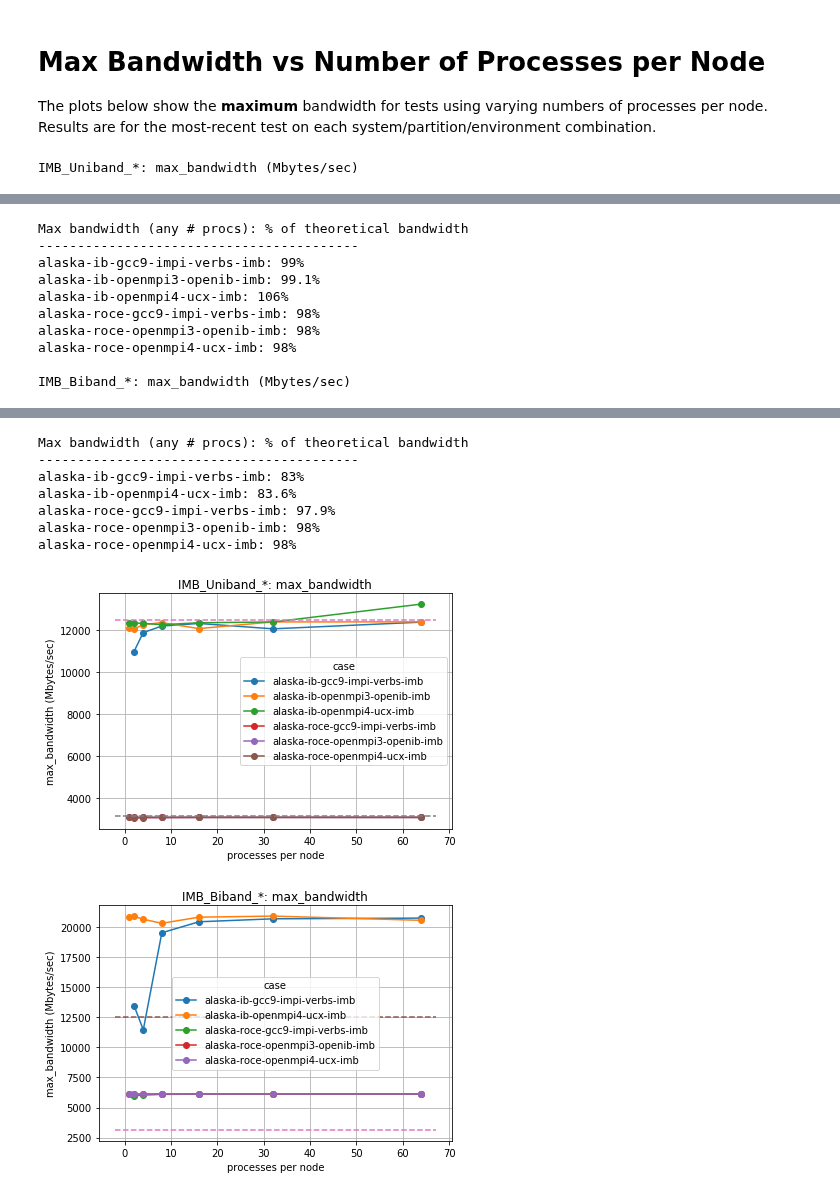
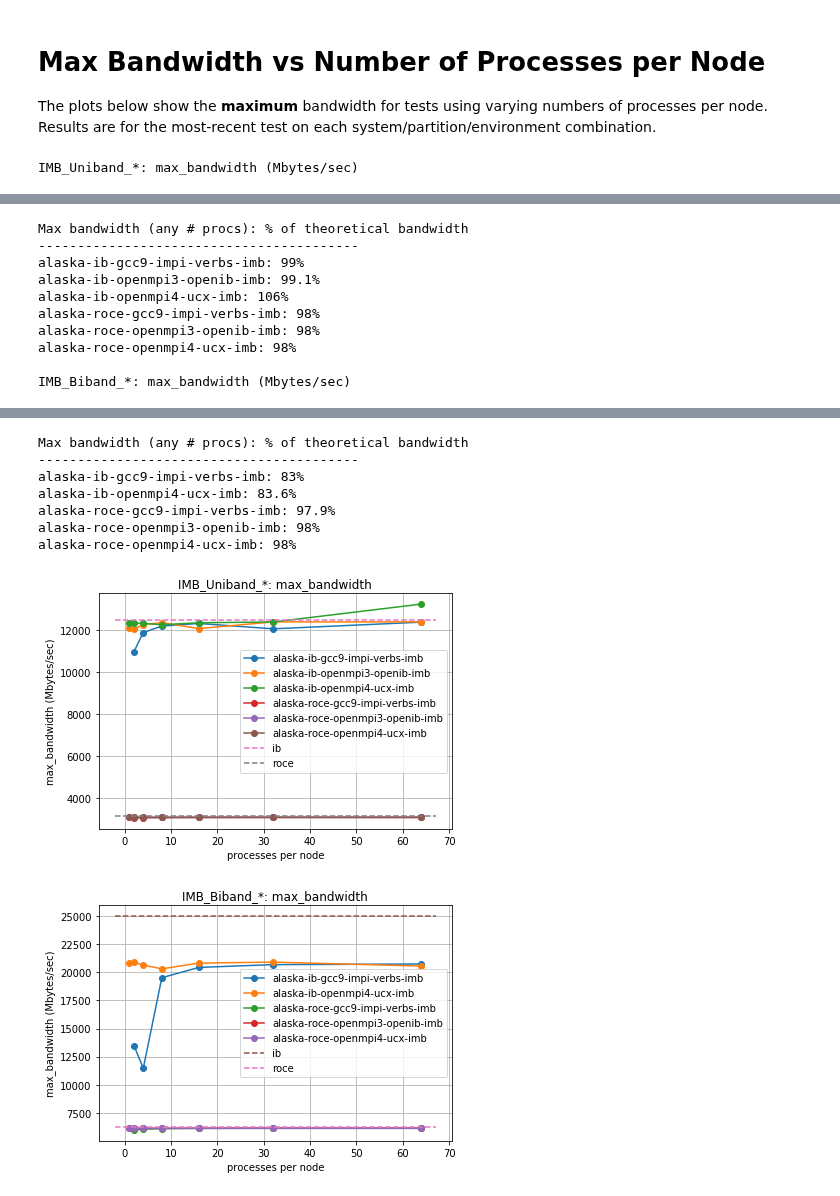
Before and after one commit to ukri-excalibur/excalibur-tests, a Jupyter notebook: imb/IMB.ipynb, the cells around one changed output, grey strips where cells are left out. Drawn from its saved outputs; the diff is of its cells as text; code cells hidden in the pictures.

Commit message:
update theoretical bandwidth plots on IMB/OMB

```diff
--- a/imb/IMB.ipynb
+++ b/imb/IMB.ipynb
@@ -70,7 +70,13 @@ for (test, column, param) in [('IMB_PingPong', 'Mbytes/sec', 'bandwidth'),
 
 The plots below show the **maximum** bandwidth for tests using varying numbers of processes per node. Results are for the most-recent test on each system/partition/environment combination.
 # %%
+# TODO: needs to be loaded from system config somewhere
+Gb_to_MB = 125.0
+ALASKA_BANDWIDTH = {'ib': 100 * 125.0, 'roce': 25 * Gb_to_MB}
+
 for test in ['IMB_Uniband_*', 'IMB_Biband_*']:
+
+    test_bandwidth_factor = {'IMB_Uniband_*':1.0, 'IMB_Biband_*':2.0}[test] # b/c biband is bidirectional
 
     # load perf records:
     perf_records = modules.utils.load_perf_logs('../perflogs', test, '.log')
@@ -86,13 +92,15 @@ for test in ['IMB_Uniband_*', 'IMB_Biband_*']:
         ax = table.plot(grid=True, style='o-')
 
         xlim = ax.get_xlim()
-        ax.plot(xlim, [12.5E3, 12.5E3], '--', label='100GbIB')
-        ax.plot(xlim, [3125, 3125], '--', label='250GbE')
+        for net, bwidth in ALASKA_BANDWIDTH.items():
+            bw = bwidth * test_bandwidth_factor
+            ax.plot(xlim, [bw, bw], '--', label=net)
 
         ax.set_xlabel('processes per node')
         ax.set_ylabel('%s (%s)' % (perf_var, perf_unit))
         plt.tight_layout()
         ax.set_title('%s: %s' % (test, perf_var))
+        ax.legend()
 
         print()
         print('%s: %s (%s)' % (test, perf_var, perf_unit))
@@ -103,14 +111,12 @@ for test in ['IMB_Uniband_*', 'IMB_Biband_*']:
         print('Max bandwidth (any # procs): % of theoretical bandwidth')
         print('-----------------------------------------')
 
-        Gb_to_MB = 125.0
-        ALASKA_BANDWIDTH = {'-ib-': 100 * 125.0, '-roce-': 25 * Gb_to_MB}
-        test_factor = {'IMB_Uniband_*':1.0, 'IMB_Biband_*':2.0}[test] # b/c biband is bidirectional
+
         max_for_spe = table.max(0).to_dict()
         for partition, max_val in max_for_spe.items():
             for net in ALASKA_BANDWIDTH:
-                if net in partition:
-                    efficiency = 100 * max_val / (ALASKA_BANDWIDTH[net] * test_factor)
+                if '-%s-' % net in partition:
+                    efficiency = 100 * max_val / (ALASKA_BANDWIDTH[net] * test_bandwidth_factor)
                     print('%s: %.3g%%' % (partition, efficiency))
 # %% [output]
 IMB_Uniband_*: max_bandwidth (Mbytes/sec)
@@ -122,32 +128,32 @@ IMB_Uniband_*: max_bandwidth (Mbytes/sec)
 | 8 | 12192.57 | 12358.03 | 12255.65 | 3058.15 | ... |
 | 16 | 12317.34 | 12072.82 | 12351.21 | 3060.26 | ... |
 | 32 | 12060.42 | 12390.58 | 12386.86 | 3061.55 | ... |
 | 64 | 12379.77 | 12392.76 | 13240.71 | 3061.62 | ... |
 Max bandwidth (any # procs): % of theoretical bandwidth
 -----------------------------------------
 alaska-ib-gcc9-impi-verbs-imb: 99%
 alaska-ib-openmpi3-openib-imb: 99.1%
 alaska-ib-openmpi4-ucx-imb: 106%
 alaska-roce-gcc9-impi-verbs-imb: 98%
 alaska-roce-openmpi3-openib-imb: 98%
 alaska-roce-openmpi4-ucx-imb: 98%
 
 IMB_Biband_*: max_bandwidth (Mbytes/sec)
 | case | alaska-ib-gcc9-impi-verbs-imb | alaska-ib-openmpi4-ucx-imb | alaska-roce-gcc9-impi-verbs-imb | alaska-roce-openmpi3-openib-imb | ... |
 | procs_per_node |  |  |  |  | ... |
 | 1 | NaN | 20820.42 | NaN | 6112.92 | ... |
 | 2 | 13471.09 | 20888.13 | 5963.44 | 6121.51 | ... |
 | 4 | 11459.07 | 20644.45 | 6034.67 | 6117.81 | ... |
 | 8 | 19520.43 | 20308.28 | 6092.23 | 6120.44 | ... |
 | 16 | 20434.49 | 20818.45 | 6113.04 | 6125.08 | ... |
 | 32 | 20682.17 | 20906.88 | 6116.30 | 6126.41 | ... |
 | 64 | 20739.54 | 20555.39 | 6117.78 | 6126.48 | ... |
 Max bandwidth (any # procs): % of theoretical bandwidth
 -----------------------------------------
 alaska-ib-gcc9-impi-verbs-imb: 83%
 alaska-ib-openmpi4-ucx-imb: 83.6%
 alaska-roce-gcc9-impi-verbs-imb: 97.9%
 alaska-roce-openmpi3-openib-imb: 98%
 alaska-roce-openmpi4-ucx-imb: 98%
-[figure, old version]
+[figure, new version]
-[figure, old version]
+[figure, new version]
```
Also changed, not shown: 1 other file.
